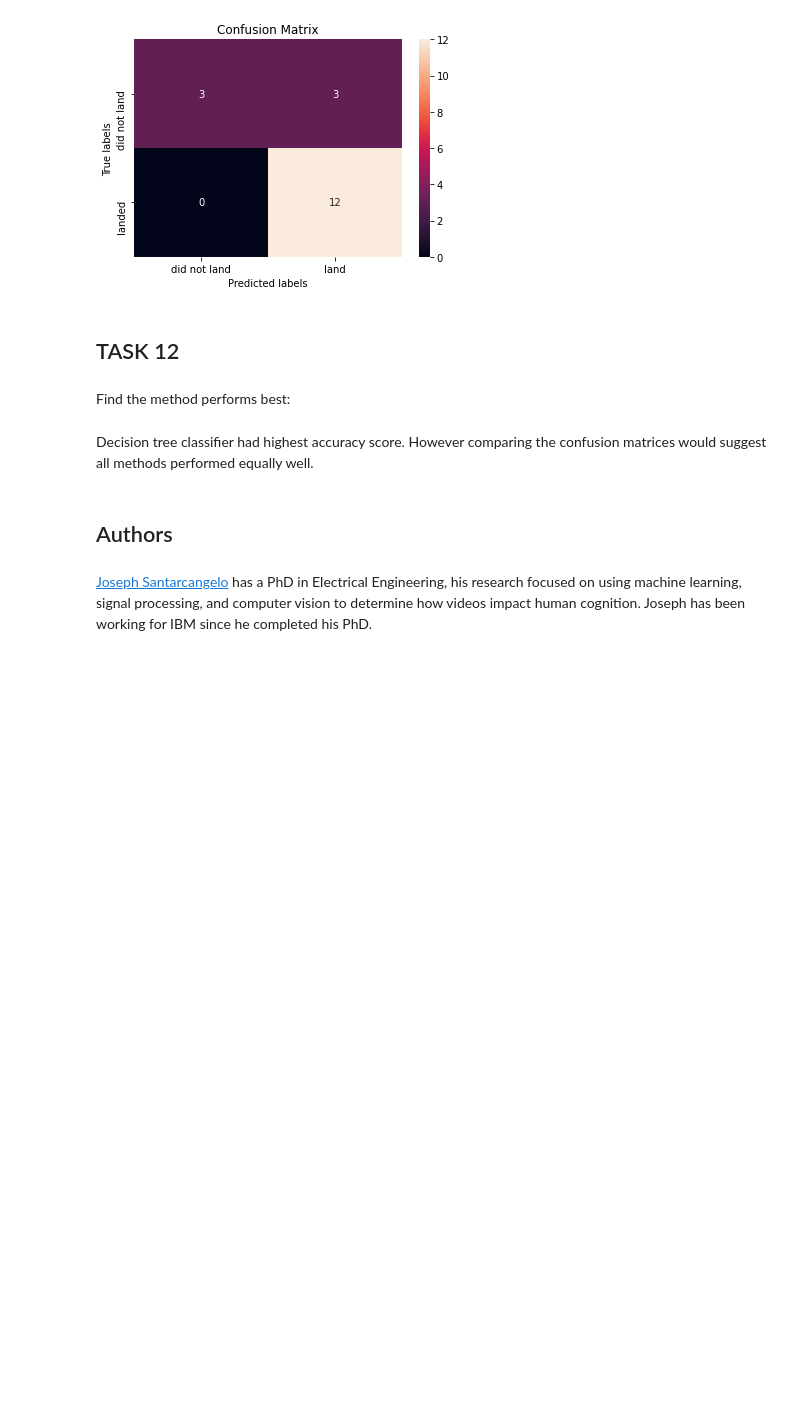
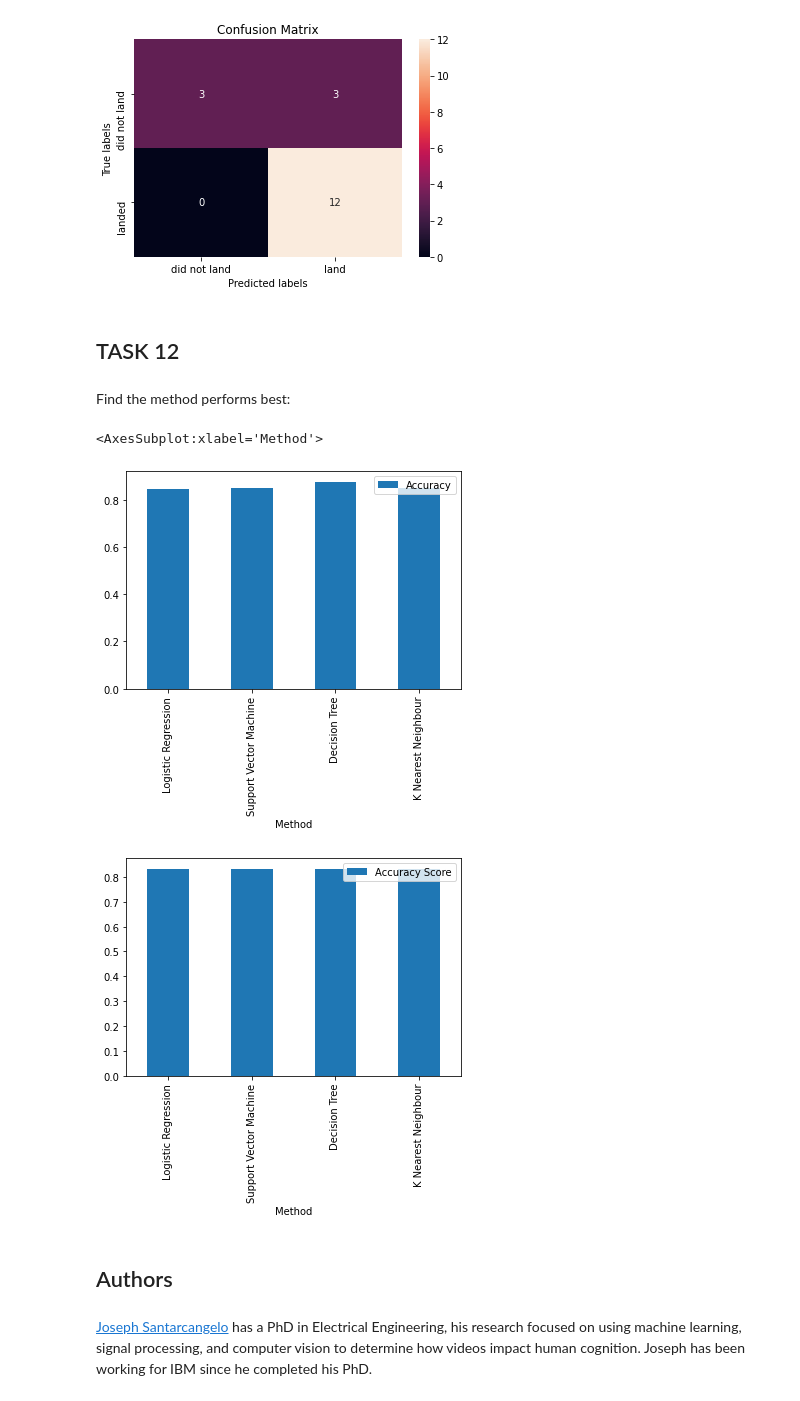
Before and after one commit to Nium14/Applied-Data-Science-Capstone, a Jupyter notebook: SpaceX_Prediction_Week4.ipynb, the cells around one changed output. Drawn from its saved outputs; the diff is of its cells as text; code cells hidden in the pictures; blank space fills up the shorter version.

```diff
--- a/SpaceX_Prediction_Week4.ipynb
+++ b/SpaceX_Prediction_Week4.ipynb
@@ -322,8 +322,20 @@ plot_confusion_matrix(Y_test,yhat)
 ## TASK  12
 # %% [markdown]
 Find the method performs best:
-# %% [markdown]
-Decision tree classifier had highest accuracy score. However comparing the confusion matrices would suggest all methods performed equally well.
+# %%
+acc_list = [logreg_cv.best_score_,svm_cv.best_score_,tree_cv.best_score_,knn_cv.best_score_]
+d_acc = {'Method': ['Logistic Regression', 'Support Vector Machine', 'Decision Tree', 'K Nearest Neighbour'], 'Accuracy': acc_list}
+df_acc = pd.DataFrame(data=d_acc)
+df_acc.plot.bar('Method','Accuracy')
+
+score_list = [logreg_cv.score(X_test,Y_test),svm_cv.score(X_test,Y_test),tree_cv.score(X_test,Y_test),knn_cv.score(X_test,Y_test)]
+d_score = {'Method': ['Logistic Regression', 'Support Vector Machine', 'Decision Tree', 'K Nearest Neighbour'], 'Accuracy Score': score_list}
+df_score = pd.DataFrame(data=d_score)
+df_score.plot.bar('Method','Accuracy Score')
+# %% [output]
+<AxesSubplot:xlabel='Method'>
+[figure, added]
+[figure, added]
 # %% [markdown]
 ## Authors
 # %% [markdown]
```
Also changed, not shown: parts of 1 cell of this notebook.
